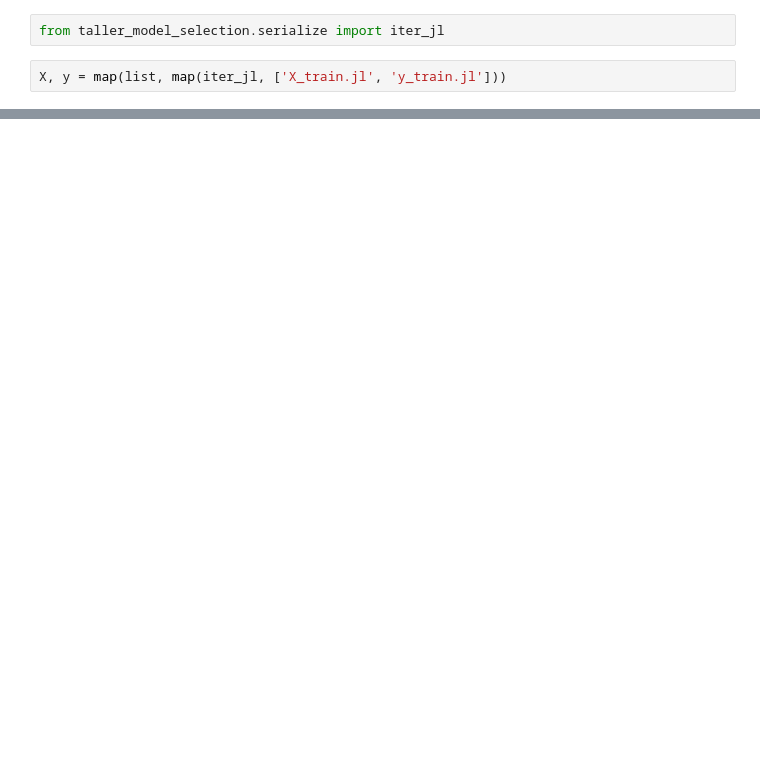
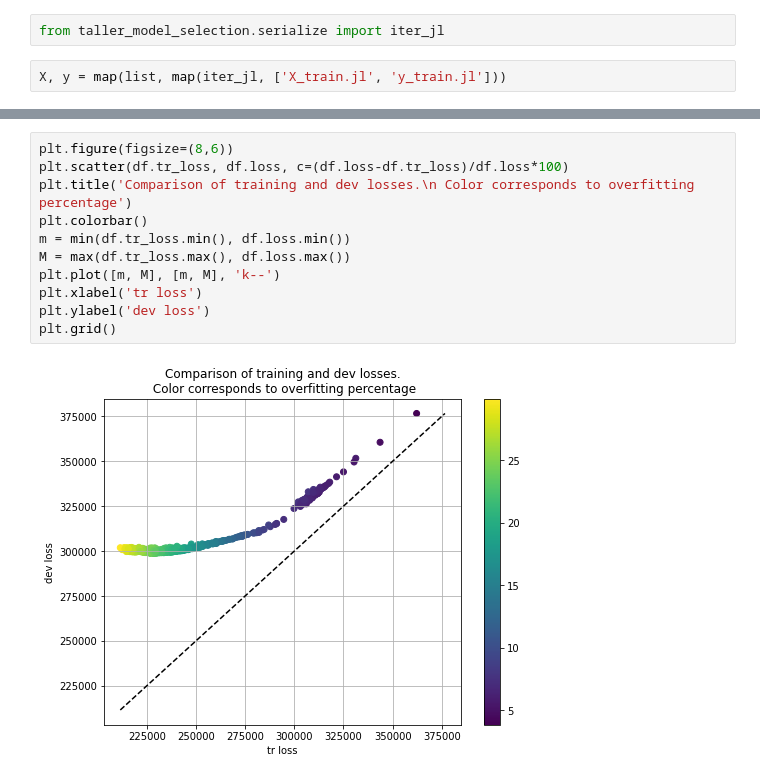
Before and after one commit to elsonidoq/ml-practico-2022, a Jupyter notebook: notebooks/taller-model-selection/03-model_selection.ipynb, the cells around one changed output, grey strips where cells are left out. Drawn from its saved outputs; the diff is of its cells as text; blank space fills up the shorter version.

```diff
--- a/notebooks/taller-model-selection/03-model_selection.ipynb
+++ b/notebooks/taller-model-selection/03-model_selection.ipynb
@@ -100,0 +181,13 @@ KeyError: 'status'
+# %%
+plt.figure(figsize=(8,6))
+plt.scatter(df.tr_loss, df.loss, c=(df.loss-df.tr_loss)/df.loss*100)
+plt.title('Comparison of training and dev losses.\n Color corresponds to overfitting percentage')
+plt.colorbar()
+m = min(df.tr_loss.min(), df.loss.min())
+M = max(df.tr_loss.max(), df.loss.max())
+plt.plot([m, M], [m, M], 'k--')
+plt.xlabel('tr loss')
+plt.ylabel('dev loss')
+plt.grid()
+# %% [output]
+[figure, added]
```
Also changed, not shown: parts of 16 cells of this notebook.
